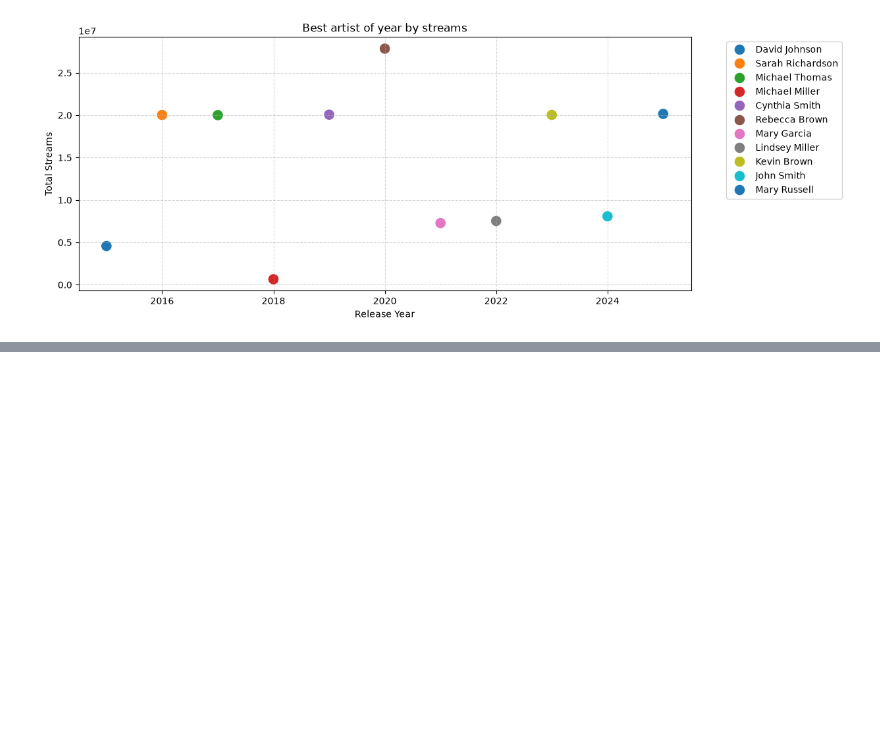
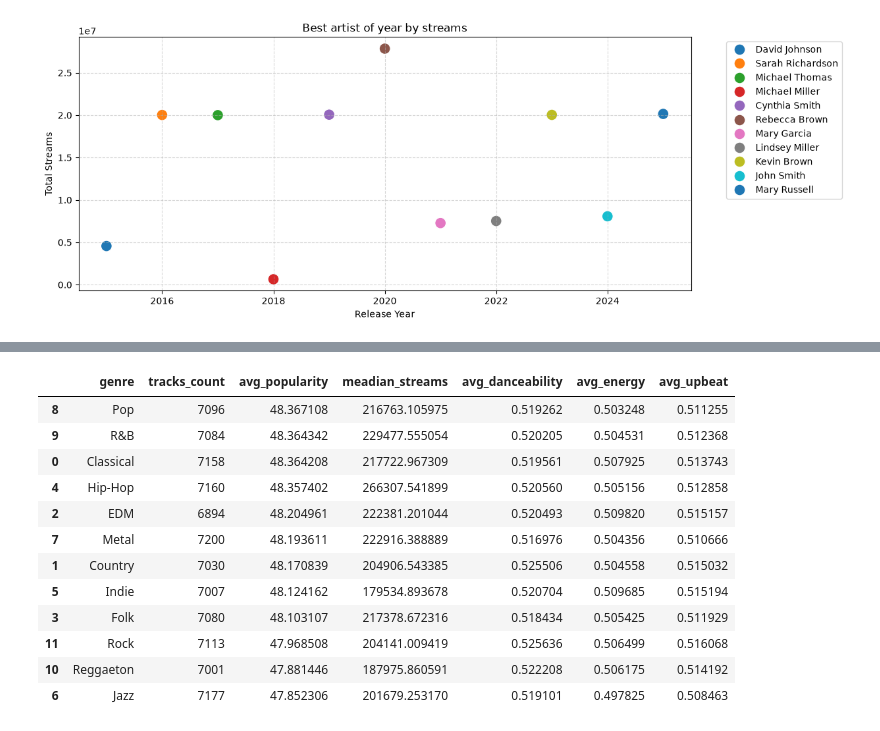
Before and after one commit to GreedIsGoody/data-analys-spotify-artists, a Jupyter notebook: notebook/Analys.ipynb, the cells around one changed output, grey strips where cells are left out. Cells and saved outputs as stored; diff of their text form; code cells hidden in the pictures; blank space fills up the shorter version.

```diff
--- a/notebook/Analys.ipynb
+++ b/notebook/Analys.ipynb
@@ -317,0 +350,26 @@ plt.show()
+# %%
+genre_stats = (df.groupby('genre')
+    .agg(
+        tracks_count = ('track_id', 'count'),
+        avg_popularity=('popularity', 'mean'),
+        meadian_streams=('stream_count', 'mean'),
+        avg_danceability=('danceability', 'mean'),
+        avg_energy=('energy', 'mean'),
+        avg_upbeat=('upbeat_score', 'mean')
+    ).reset_index().sort_values(by='avg_popularity', ascending=False)
+)
+display(genre_stats)
+# %% [output]
+|  | genre | tracks_count | avg_popularity | meadian_streams | avg_danceability | avg_energy | avg_upbeat |
+| 8 | Pop | 7096 | 48.367108 | 216763.105975 | 0.519262 | 0.503248 | 0.511255 |
+| 9 | R&B | 7084 | 48.364342 | 229477.555054 | 0.520205 | 0.504531 | 0.512368 |
+| 0 | Classical | 7158 | 48.364208 | 217722.967309 | 0.519561 | 0.507925 | 0.513743 |
+| 4 | Hip-Hop | 7160 | 48.357402 | 266307.541899 | 0.520560 | 0.505156 | 0.512858 |
+| 2 | EDM | 6894 | 48.204961 | 222381.201044 | 0.520493 | 0.509820 | 0.515157 |
+| 7 | Metal | 7200 | 48.193611 | 222916.388889 | 0.516976 | 0.504356 | 0.510666 |
+| 1 | Country | 7030 | 48.170839 | 204906.543385 | 0.525506 | 0.504558 | 0.515032 |
+| 5 | Indie | 7007 | 48.124162 | 179534.893678 | 0.520704 | 0.509685 | 0.515194 |
+| 3 | Folk | 7080 | 48.103107 | 217378.672316 | 0.518434 | 0.505425 | 0.511929 |
+| 11 | Rock | 7113 | 47.968508 | 204141.009419 | 0.525636 | 0.506499 | 0.516068 |
+| 10 | Reggaeton | 7001 | 47.881446 | 187975.860591 | 0.522208 | 0.506175 | 0.514192 |
+| 6 | Jazz | 7177 | 47.852306 | 201679.253170 | 0.519101 | 0.497825 | 0.508463 |
```
Also changed, not shown: parts of 3 cells of this notebook.
